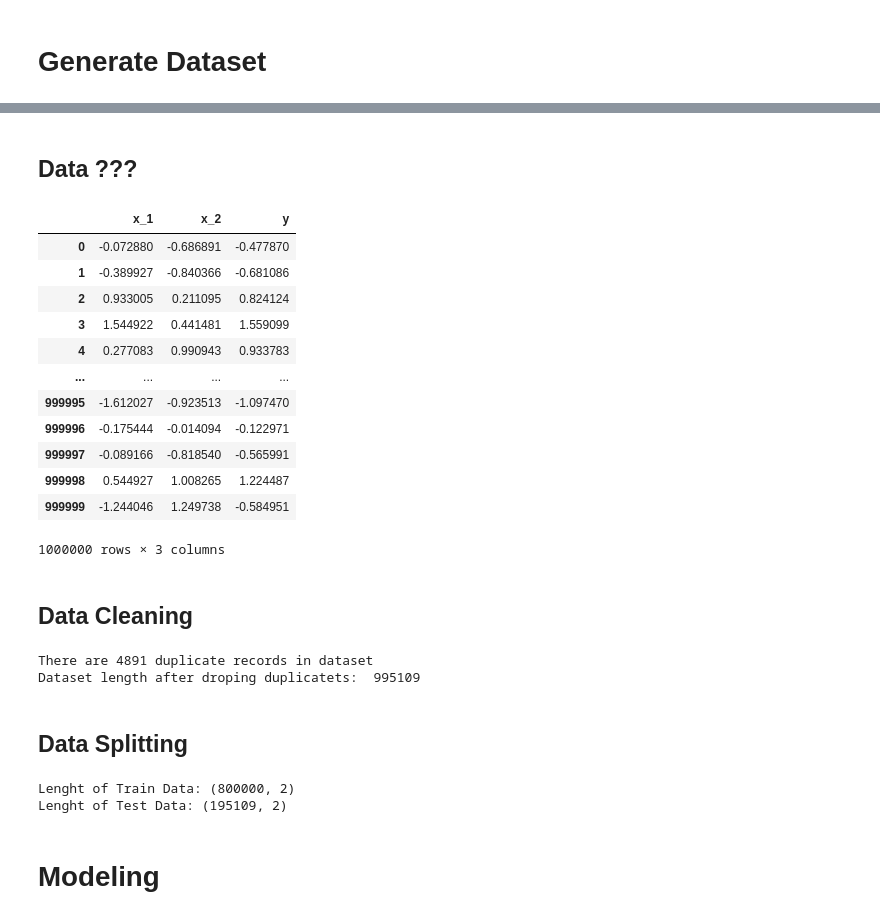
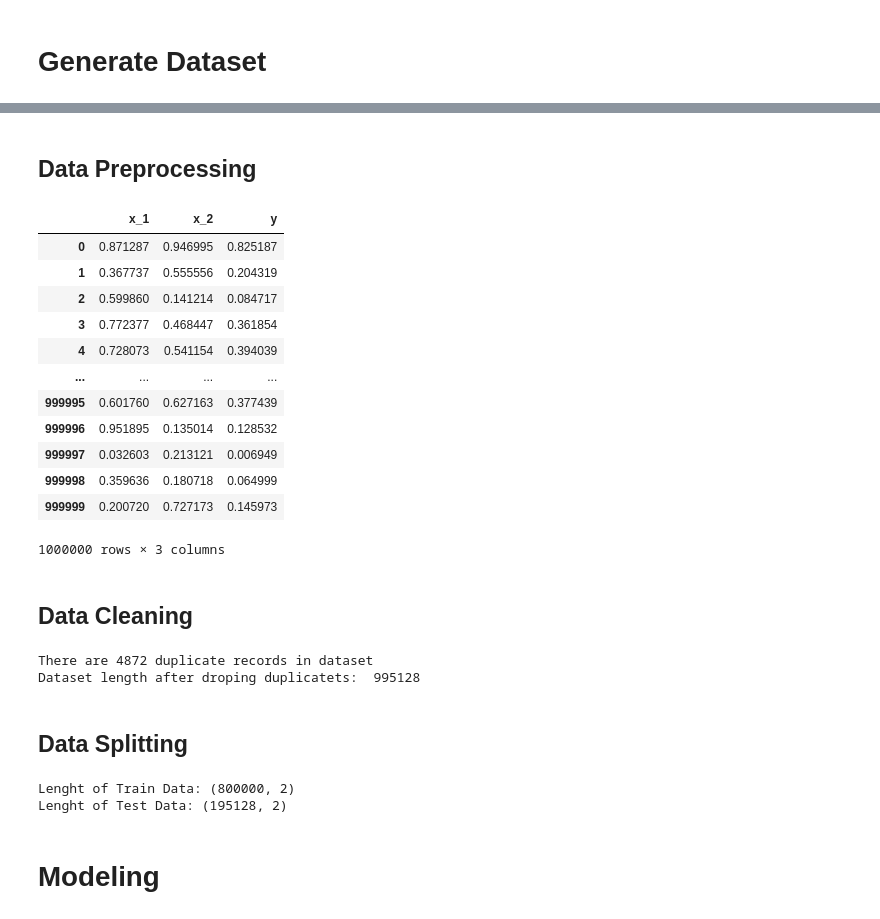
Before and after one commit to Mohammad-Mahdi1999/Multiplication-via-Neural-Network, a Jupyter notebook: Multiplication_via_Neural_Network.ipynb, the cells around one changed output, grey strips where cells are left out. Saved outputs shown, nothing was run; the diff lists cells and outputs as text; code cells hidden in the pictures.

```diff
--- a/Multiplication_via_Neural_Network.ipynb
+++ b/Multiplication_via_Neural_Network.ipynb
@@ -36,27 +36,27 @@ df
 1000000 rows × 3 columns
 # %% [markdown]
-## Data ???
+## Data Preprocessing
 # %%
 
-from sklearn.preprocessing import StandardScaler
+from sklearn.preprocessing import MinMaxScaler
 
-scaler = StandardScaler()
+scaler = MinMaxScaler()
 
 df_scaled = pd.DataFrame(scaler.fit_transform(df.to_numpy()), columns=df.columns)
 df_scaled
 # %% [output]
 |  | x_1 | x_2 | y |
-| 0 | -0.072880 | -0.686891 | -0.477870 |
-| 1 | -0.389927 | -0.840366 | -0.681086 |
-| 2 | 0.933005 | 0.211095 | 0.824124 |
-| 3 | 1.544922 | 0.441481 | 1.559099 |
-| 4 | 0.277083 | 0.990943 | 0.933783 |
+| 0 | 0.871287 | 0.946995 | 0.825187 |
+| 1 | 0.367737 | 0.555556 | 0.204319 |
+| 2 | 0.599860 | 0.141214 | 0.084717 |
+| 3 | 0.772377 | 0.468447 | 0.361854 |
+| 4 | 0.728073 | 0.541154 | 0.394039 |
 | ... | ... | ... | ... |
-| 999995 | -1.612027 | -0.923513 | -1.097470 |
-| 999996 | -0.175444 | -0.014094 | -0.122971 |
-| 999997 | -0.089166 | -0.818540 | -0.565991 |
-| 999998 | 0.544927 | 1.008265 | 1.224487 |
-| 999999 | -1.244046 | 1.249738 | -0.584951 |
+| 999995 | 0.601760 | 0.627163 | 0.377439 |
+| 999996 | 0.951895 | 0.135014 | 0.128532 |
+| 999997 | 0.032603 | 0.213121 | 0.006949 |
+| 999998 | 0.359636 | 0.180718 | 0.064999 |
+| 999999 | 0.200720 | 0.727173 | 0.145973 |
 1000000 rows × 3 columns
 # %% [markdown]
 ## Data Cleaning
@@ -68,8 +68,8 @@ print (f"There are {df_scaled.duplicated().sum()} duplicate records in dataset")
 df_scaled.drop_duplicates(inplace = True)
 print("Dataset length after droping duplicatets: ", len(df_scaled))
 # %% [output]
-There are 4891 duplicate records in dataset
-Dataset length after droping duplicatets:  995109
+There are 4872 duplicate records in dataset
+Dataset length after droping duplicatets:  995128
 # %% [markdown]
 ## Data Splitting
 # %%
@@ -82,7 +82,7 @@ print(f"Lenght of Train Data: {X_train.shape}")
 print(f"Lenght of Test Data: {X_test.shape}")
 # %% [output]
 Lenght of Train Data: (800000, 2)
-Lenght of Test Data: (195109, 2)
+Lenght of Test Data: (195128, 2)
 # %% [markdown]
 # Modeling
 # %%
```
Also changed, not shown: parts of 59 cells of this notebook.
